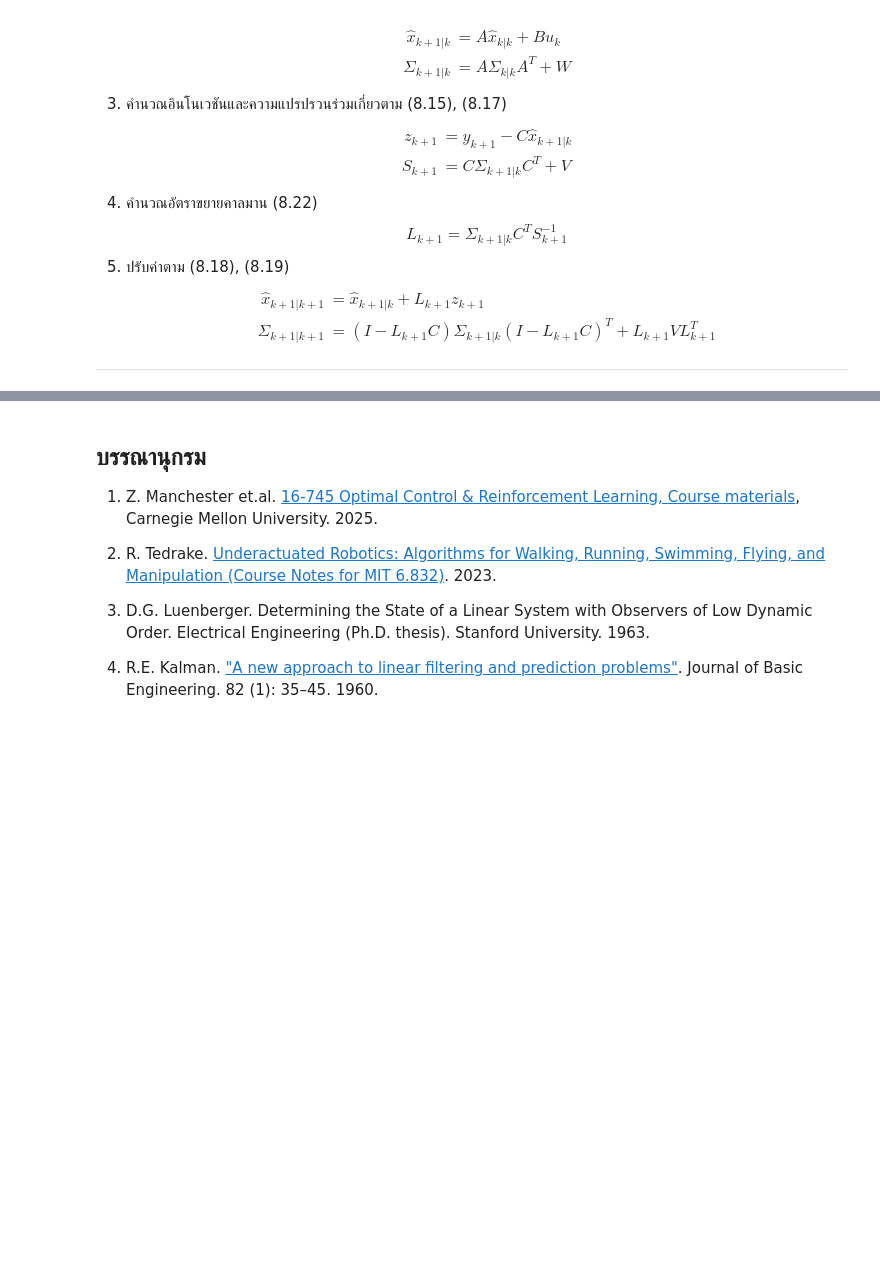
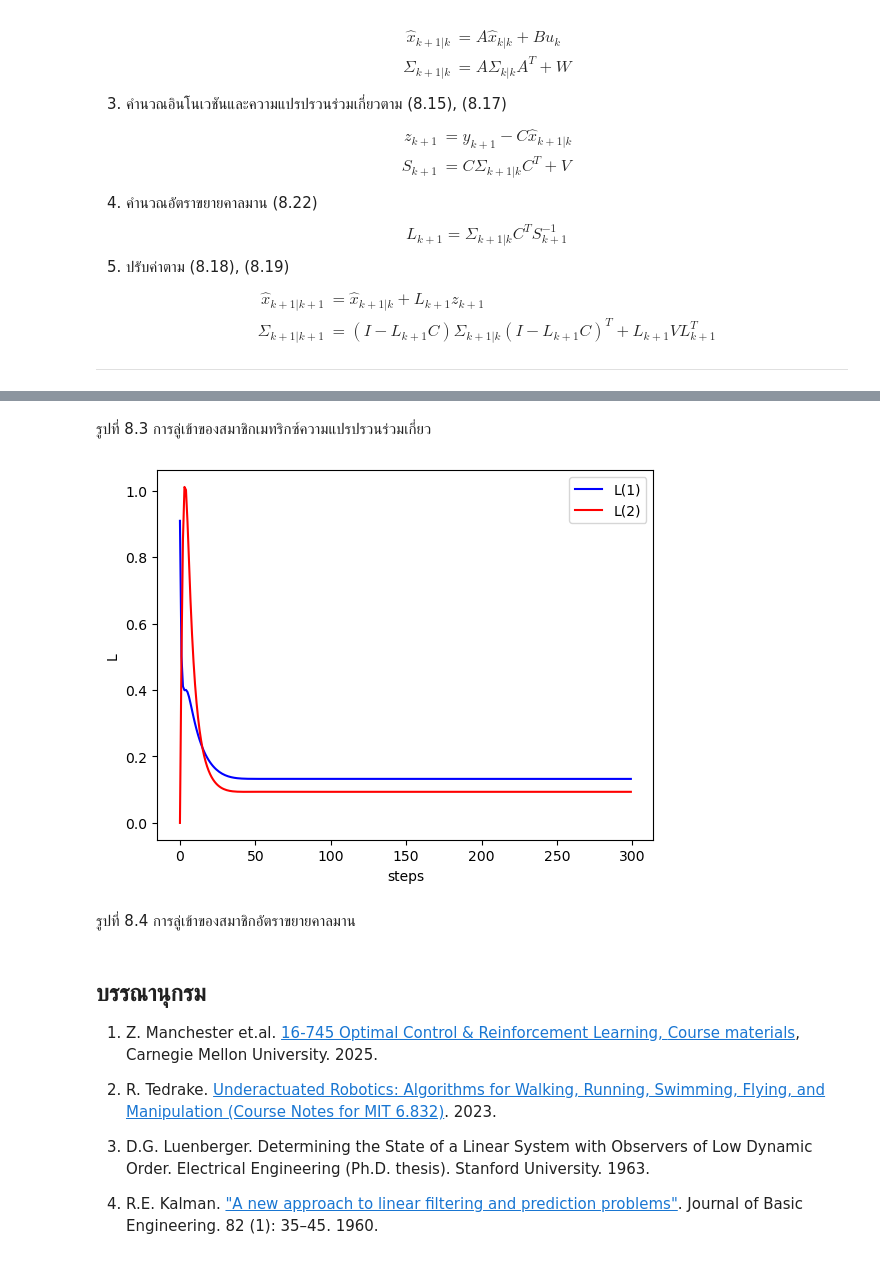
Before and after one commit to dewdotninja/ocrl, a Jupyter notebook: doc/notebooks/chapter8.ipynb, the cells around one changed output, grey strips where cells are left out. Saved outputs shown, nothing was run; the diff lists cells and outputs as text; code cells hidden in the pictures; blank space fills up the shorter version.

```diff
--- a/doc/notebooks/chapter8.ipynb
+++ b/doc/notebooks/chapter8.ipynb
@@ -293,3 +434,16 @@ $$
+# %% [markdown]
+รูปที่ 8.3 การลู่เข้าของสมาชิกเมทริกซ์ความแปรปรวนร่วมเกี่ยว
+# %%
+plt.figure()
+plt.plot(lhist[0,:-1],'b-',lhist[1,:-1],'r-')
+plt.xlabel('steps')
+plt.ylabel('L')
+plt.legend(['L(1)','L(2)'])
+plt.show()
+# %% [output]
+[figure, added]
+# %% [markdown]
+รูปที่ 8.4 การลู่เข้าของสมาชิกอัตราขยายคาลมาน
 # %% [markdown]
 ## บรรณานุกรม
 
```
Also changed, not shown: parts of 20 cells of this notebook.
